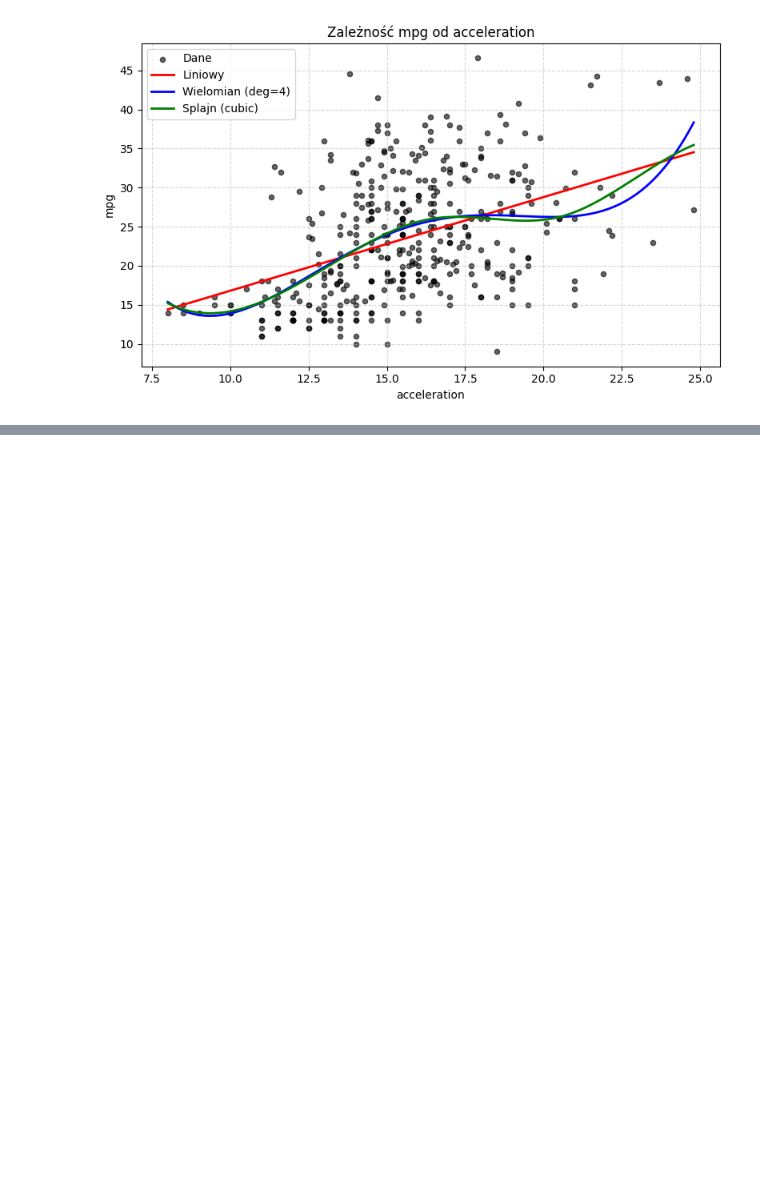
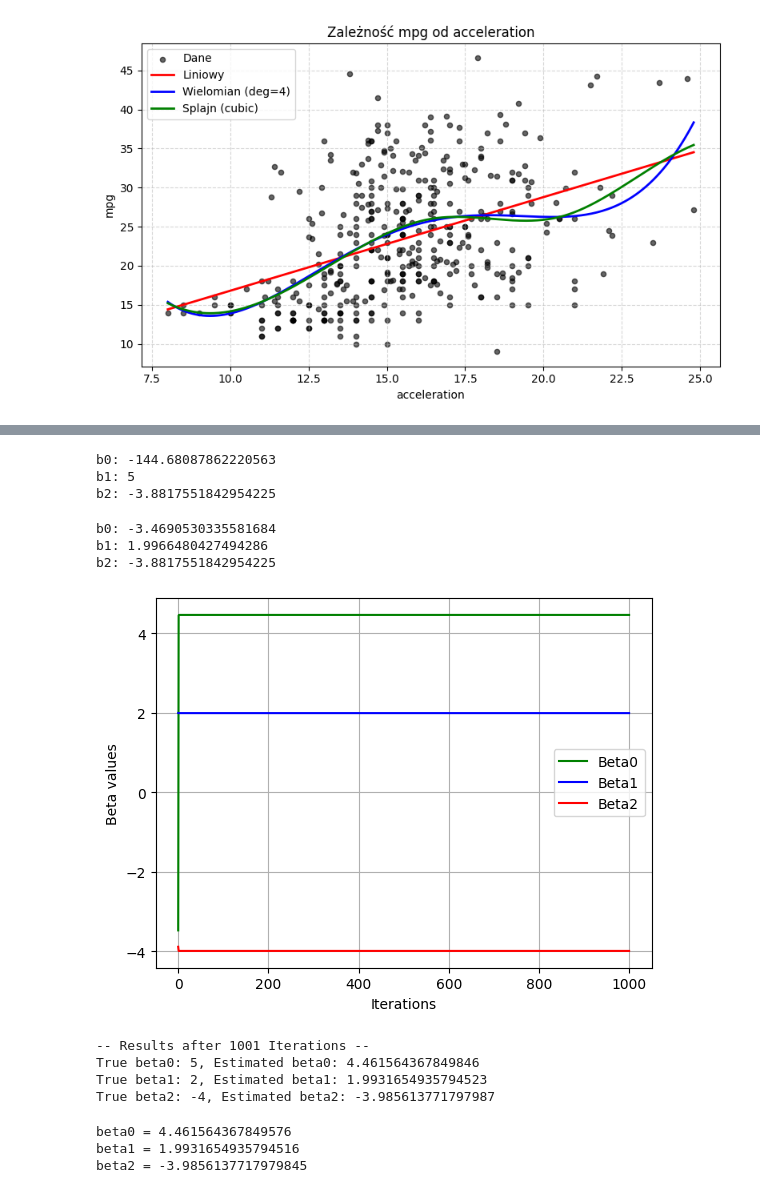
Before and after one commit to Mitfort/StatisticalLearning, a Jupyter notebook: Lab7/exercises.ipynb, the cells around one changed output, grey strips where cells are left out. Drawn from its saved outputs; the diff is of its cells as text; code cells hidden in the pictures; blank space fills up the shorter version.

```diff
--- a/Lab7/exercises.ipynb
+++ b/Lab7/exercises.ipynb
@@ -348,0 +403,73 @@ for col in numeric_cols:
+# %%
+beta1 = 5
+
+outcome = Y - beta1 * X1
+
+beta0,beta2 = simple_reg(outcome,X2)
+
+print(f"b0: {beta0}")
+print(f"b1: {beta1}")
+print(f"b2: {beta2}")
+# %% [output]
+b0: -144.68087862220563
+b1: 5
+b2: -3.8817551842954225
+# %%
+outcome_2 = Y - beta2 * X2
+
+beta0,beta1 = simple_reg(outcome_2,X1)
+
+print(f"b0: {beta0}")
+print(f"b1: {beta1}")
+print(f"b2: {beta2}")
+# %% [output]
+b0: -3.4690530335581684
+b1: 1.9966480427494286
+b2: -3.8817551842954225
+# %%
+N_EPOCH = 1000
+B0 = [beta0]
+B1 = [beta1]
+B2 = [beta2]
+
+for epoch in range(N_EPOCH):
+    outcome = Y - beta1 * X1
+    beta0,beta2 = simple_reg(outcome,X2)
+
+    outcome_2 = Y - beta2 * X2
+    beta0,beta1 = simple_reg(outcome_2,X1)
+
+    B0.append(beta0)
+    B1.append(beta1)
+    B2.append(beta2)
+# %%
+plt.plot(B0,color='green',label="Beta0")
+plt.plot(B1,color="blue",label="Beta1")
+plt.plot(B2,color="red",label="Beta2")
+plt.xlabel("Iterations")
+plt.ylabel("Beta values")
+plt.legend()
+plt.grid(True)
+plt.show()
+# %% [output]
+[figure, added]
+# %%
+print(f"-- Results after {N_EPOCH + 1} Iterations --")
+print(f"True beta0: {intercept}, Estimated beta0: {beta0}")
+print(f"True beta1: {beta1_true}, Estimated beta1: {beta1}")
+print(f"True beta2: {beta2_true}, Estimated beta2: {beta2}")
+# %% [output]
+-- Results after 1001 Iterations --
+True beta0: 5, Estimated beta0: 4.461564367849846
+True beta1: 2, Estimated beta1: 1.9931654935794523
+True beta2: -4, Estimated beta2: -3.985613771797987
+# %%
+model = LinearRegression().fit(np.column_stack([X1,X2]),Y)
+
+print(f"beta0 = {model.intercept_}")
+print(f"beta1 = {model.coef_[0]}")
+print(f"beta2 = {model.coef_[1]}")
+# %% [output]
+beta0 = 4.461564367849576
+beta1 = 1.9931654935794516
+beta2 = -3.9856137717979845
```
Also changed, not shown: parts of 5 cells of this notebook, 1 other file.
